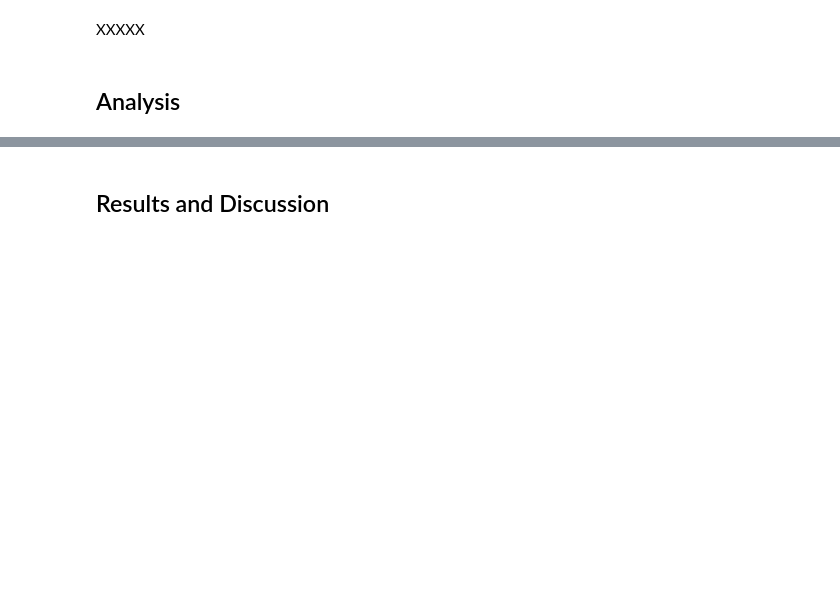
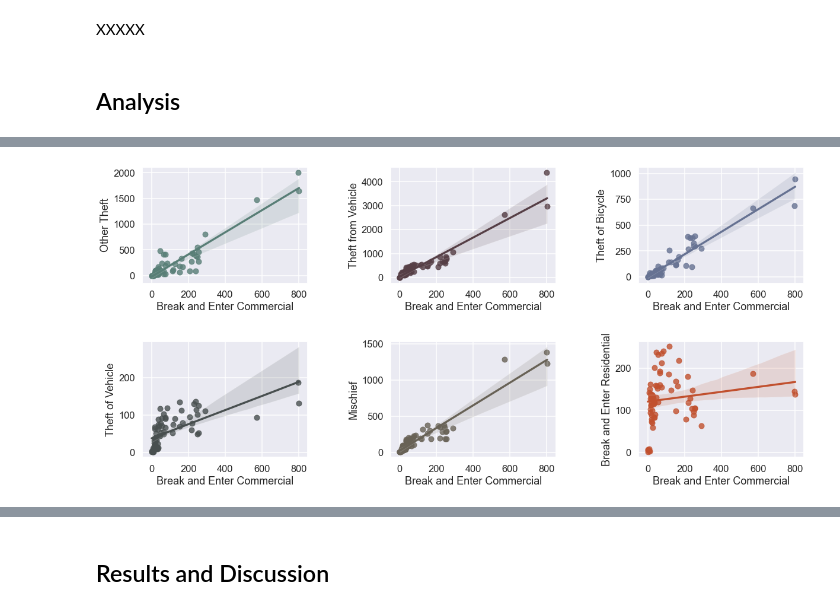
Before and after one commit to carlosalbertopgo/Coursera_Capstone, a Jupyter notebook: Capstone_Project_Notebook.ipynb, the cells around one changed output, grey strips where cells are left out. Saved outputs shown, nothing was run; the diff lists cells and outputs as text; code cells hidden in the pictures; blank space fills up the shorter version.

```diff
--- a/Capstone_Project_Notebook.ipynb
+++ b/Capstone_Project_Notebook.ipynb
@@ -481,0 +536,18 @@ XXXXX
+# %%
+# Setting colors for each regression and columns to evaluate against 'Break and Enter Commercial':
+colors = ['#587e76','#563f46','#667292','#484f4f','#686256','#c1502e']
+features = ['Other Theft','Theft from Vehicle','Theft of Bicycle',
+            'Theft of Vehicle','Mischief','Break and Enter Residential']
+sns.set_style('darkgrid')
+# Setting figure size:
+plt.figure(figsize=(20, 9))
+sns.set_context('talk')
+# Creating regression plot:
+for i in range(len(features)):
+    axi = plt.subplot(2,3,i+1)
+    sns.regplot(data=crime_pivot, x='Break and Enter Commercial', y=features[i], color=colors[i])
+    axi.set_xlim(-50,850)
+plt.subplots_adjust(wspace=0.5,hspace=0.5)
+plt.show()
+# %% [output]
+[figure, added]
```
Also changed, not shown: parts of 18 cells of this notebook.
